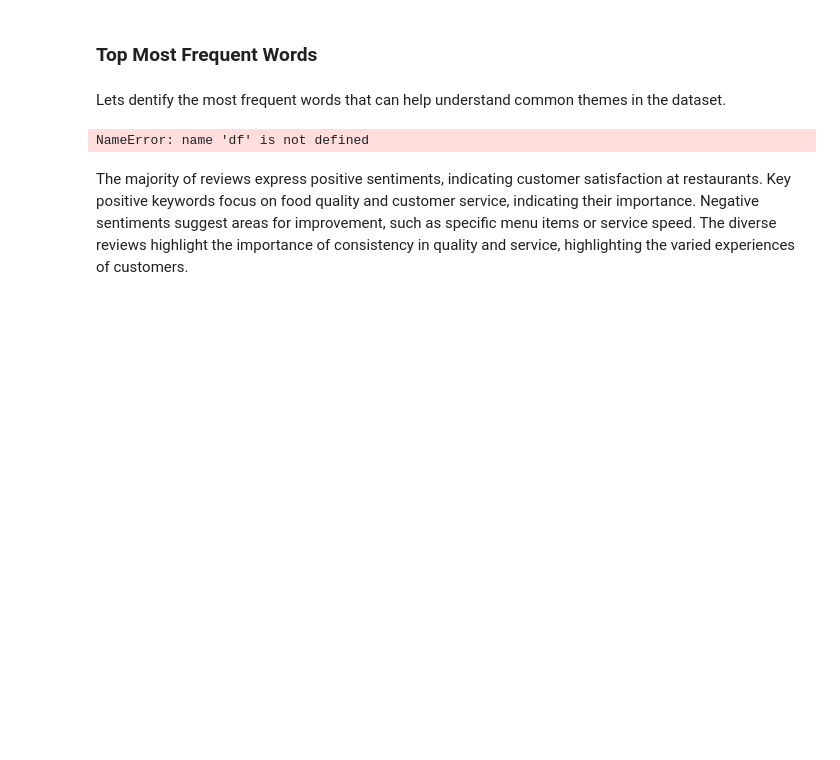
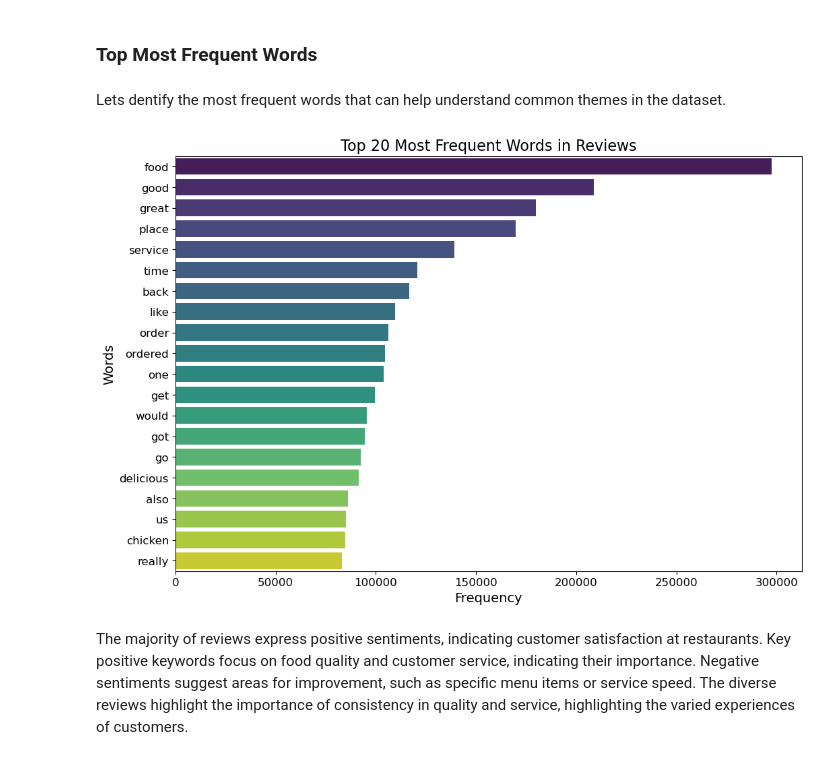
Before and after one commit to ggeorgekkariuki/Sentiment-Analysis, a Jupyter notebook: index.ipynb, the cells around one changed output. Drawn from its saved outputs; the diff is of its cells as text; code cells hidden in the pictures; blank space fills up the shorter version.

```diff
--- a/index.ipynb
+++ b/index.ipynb
@@ -458,31 +462,49 @@ The presence of numerous outliers in all three plots indicates that while most r
 Lets dentify the most frequent words that can help understand common themes in the dataset.
 # %%
 
+# Define the set of stopwords in English
+stop_words = set(stopwords.words('english'))
 
-# Tokenize the reviews, remove stopwords, and flatten the list of tokens
-all_words = [
-    word for text in df['text'].dropna()
-    for word in word_tokenize(text.lower())
-    if word.isalnum() and word not in stop_words
-]
+# Tokenize and clean text, handling non-string entries
+def tokenize_and_clean(text):
+    if isinstance(text, str):  # Check if the entry is a string
+        text = text.lower()  # Convert text to lowercase
+        tokens = word_tokenize(text)  # Tokenize the text
+        cleaned_tokens = [word for word in tokens if word.isalnum() and word not in stop_words]  # Remove stopwords and non-alphanumeric tokens
+        return cleaned_tokens
+    else:
+        return []  # Return an empty list for non-string entries
 
-# Get the frequency distribution of the top N words
-top_n = 20
-common_words = Counter(all_words).most_common(top_n)
+# Apply the function to the 'text' column
+df['Tokens'] = df['text'].apply(tokenize_and_clean)
+
+# Flatten the list of all tokens from all reviews into a single list
+all_words = [word for tokens in df['Tokens'] for word in tokens]
+
+# Create a frequency distribution of the words
+word_freq = Counter(all_words)
+
+# Select the top N most common words
+top_n = 20  # Adjust this to plot more or fewer words
+common_words = word_freq.most_common(top_n)
+
+# Unzip the words and their counts for plotting
 words, counts = zip(*common_words)
 
-# Create a DataFrame for plotting
+# Create a DataFrame specifically for plotting
 df_plot = pd.DataFrame({'Word': words, 'Frequency': counts})
 
-# Plot the top N most frequent words
-plt.figure(figsize=(10, 6))
+# Plot the top N most frequent words using Seaborn for visualization
+plt.figure(figsize=(12, 8))  # Increase the size for better readability
 sns.barplot(x='Frequency', y='Word', data=df_plot, palette='viridis')
-plt.title(f'Top {top_n} Most Frequent Words')
-plt.xlabel('Frequency')
-plt.ylabel('Words')
+plt.title(f'Top {top_n} Most Frequent Words in Reviews', fontsize=16)
+plt.xlabel('Frequency', fontsize=14)
+plt.ylabel('Words', fontsize=14)
+plt.xticks(fontsize=12)
+plt.yticks(fontsize=12)
 plt.show()
 # %% [output]
-NameError: name 'df' is not defined
+[figure, added]
 # %% [markdown]
 The majority of reviews express positive sentiments, indicating customer satisfaction at restaurants. Key positive keywords focus on food quality and customer service, indicating their importance. Negative sentiments suggest areas for improvement, such as specific menu items or service speed. The diverse reviews highlight the importance of consistency in quality and service, highlighting the varied experiences of customers.
 # %% [markdown]
```
Also changed, not shown: parts of 5 cells of this notebook, 1 other file.
